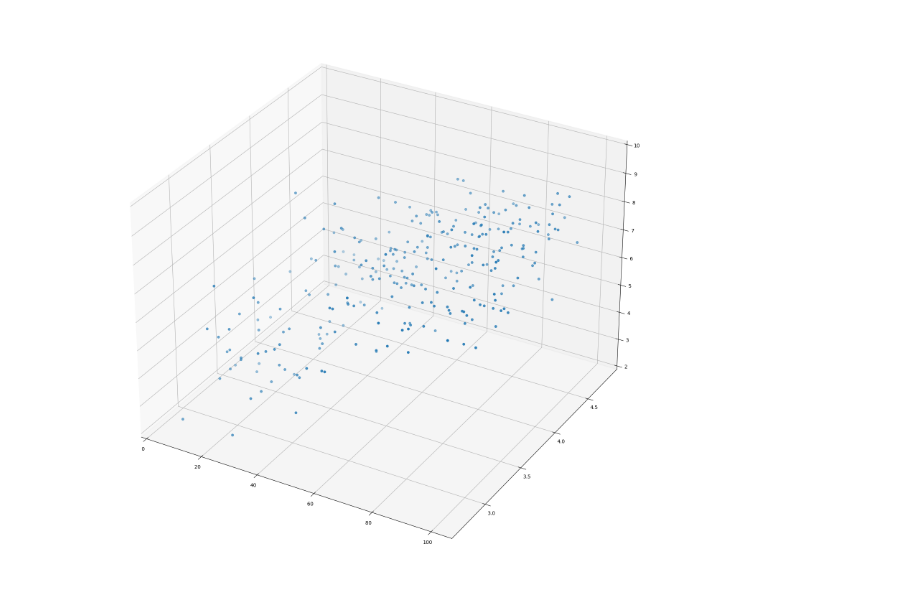
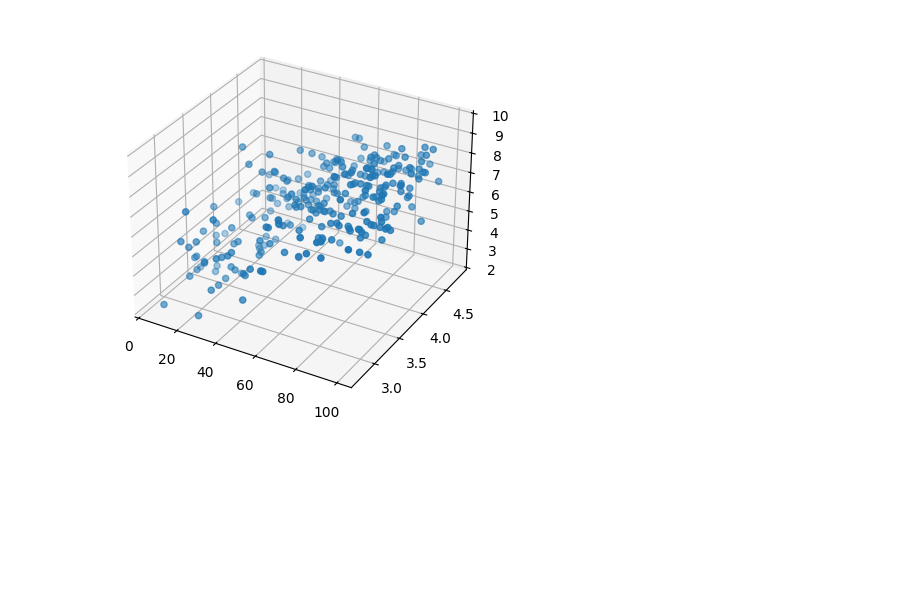
Before and after one commit to geraldthedev/data_analytics_2024, a Jupyter notebook: Final Project/finalproject.ipynb, the cells around one changed output. Cells and saved outputs as stored; diff of their text form; code cells hidden in the pictures; blank space fills up the shorter version.

```diff
--- a/Final Project/finalproject.ipynb
+++ b/Final Project/finalproject.ipynb
@@ -2,32 +2,34 @@
 import pandas as pd
 import numpy as np
 import matplotlib.pyplot as plt
 import sklearn as sk
 
 
 movie_data_url ='https://raw.githubusercontent.com/fivethirtyeight/data/refs/heads/master/fandango/fandango_score_comparison.csv'
 movie_scrape_url = 'https://raw.githubusercontent.com/fivethirtyeight/data/refs/heads/master/fandango/fandango_scrape.csv'
 
 movie_pd = pd.read_csv(movie_data_url)
 movie_scrapes_pd = pd.read_csv(movie_scrape_url)
 
 movie_scores = pd.DataFrame(movie_pd[['FILM','RottenTomatoes','Metacritic','Metacritic_User','Metacritic_user_vote_count','IMDB_user_vote_count', 'IMDB']])
 movie_scrapes_scores = pd.DataFrame(movie_scrapes_pd[['FILM','RATING','VOTES']])
 
 joined = movie_scores.merge(movie_scrapes_scores, how='inner', on='FILM')
 
 x = 100
 y = 5.0
 z = 10.0
 
 x_vals = joined[['RottenTomatoes','Metacritic']].values
 y_vals = joined[['RATING']].values
 z_vals = joined[['Metacritic_User']].values
 
-fig = plt.figure(figsize=(20,20))
+fig = plt.figure(figsize=(5,5))
 ax= fig.add_subplot(111, projection='3d')
 ax.scatter(x_vals,y_vals,z_vals)
 
+
+
 plt.show()
 # %% [output]
-[figure, old version]
+[figure, new version]
```
